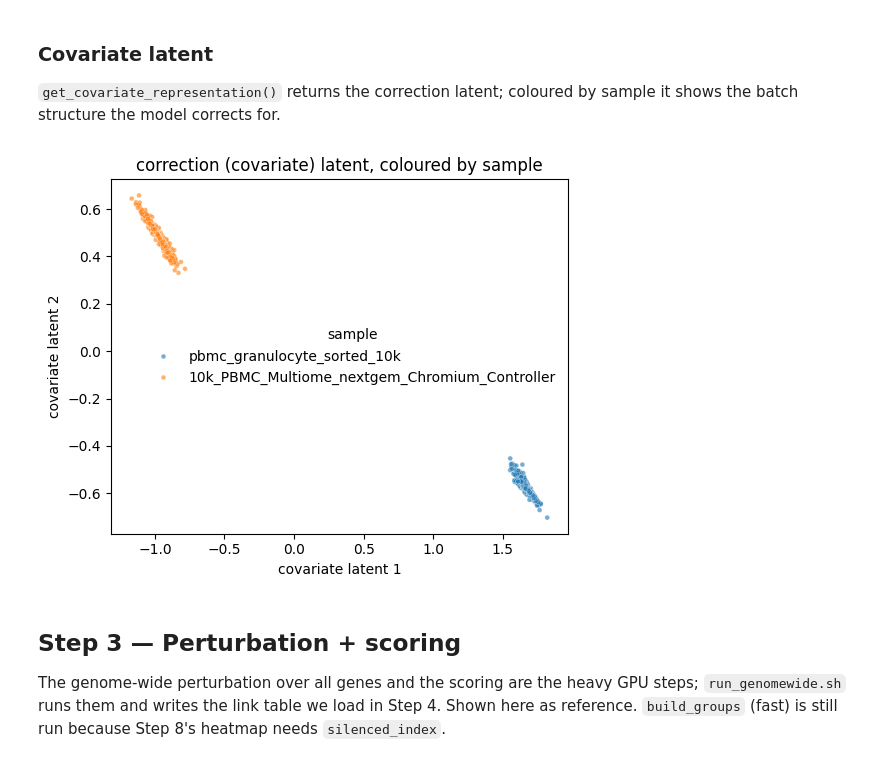
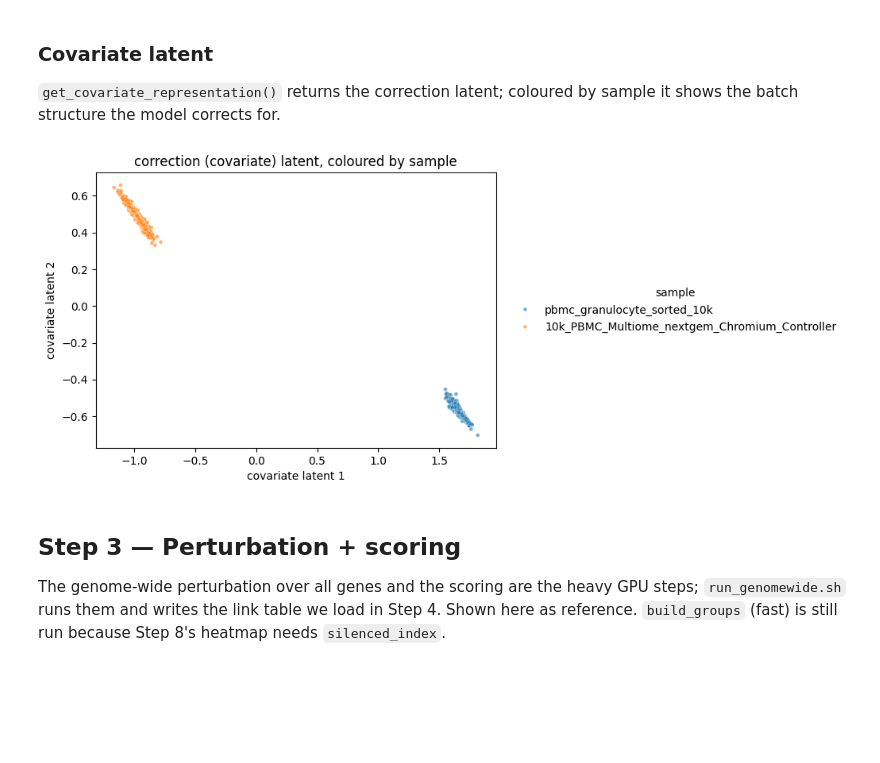
Before and after one commit to ducbch/multiDGD_E2G, a Jupyter notebook: workflow/visualize_run.ipynb, the cells around one changed output. Saved outputs shown, nothing was run; the diff lists cells and outputs as text; code cells hidden in the pictures; blank space fills up the shorter version.

```diff
--- a/workflow/visualize_run.ipynb
+++ b/workflow/visualize_run.ipynb
@@ -62,23 +62,23 @@ model.model.plot_latent_space()
 # %%
 import seaborn as sns, matplotlib.pyplot as plt
 
 cov = model.model.get_covariate_representation(split='train')
 train_mask = adata.obs['train_val_test'].values == 'train'
 sample = adata.obs.loc[train_mask, 'covariate_sample'].values
 
-fig, ax = plt.subplots(figsize=(5.5, 4.5))
+fig, ax = plt.subplots(figsize=(6.5, 4.5))
 if cov.shape[1] >= 2:
     sns.scatterplot(x=cov[:, 0], y=cov[:, 1], hue=sample, s=12, alpha=0.6, ax=ax)
     ax.set_xlabel('covariate latent 1'); ax.set_ylabel('covariate latent 2')
 else:
     y = np.random.default_rng(0).normal(0, 0.02, size=cov.shape[0])
     sns.scatterplot(x=cov[:, 0], y=y, hue=sample, s=12, alpha=0.6, ax=ax)
     ax.set_xlabel('covariate latent'); ax.set_yticks([])
 ax.set_title('correction (covariate) latent, coloured by sample')
-ax.legend(title='sample', frameon=False)
-plt.tight_layout(); plt.show()
+ax.legend(title='sample', frameon=False, loc='center left', bbox_to_anchor=(1.02, 0.5))
+plt.show()
 # %% [output]
-[figure, old version]
+[figure, new version]
 # %% [markdown]
 ## Step 3 — Perturbation + scoring
 
```
Also changed, not shown: parts of 2 cells of this notebook, 6 other files.
